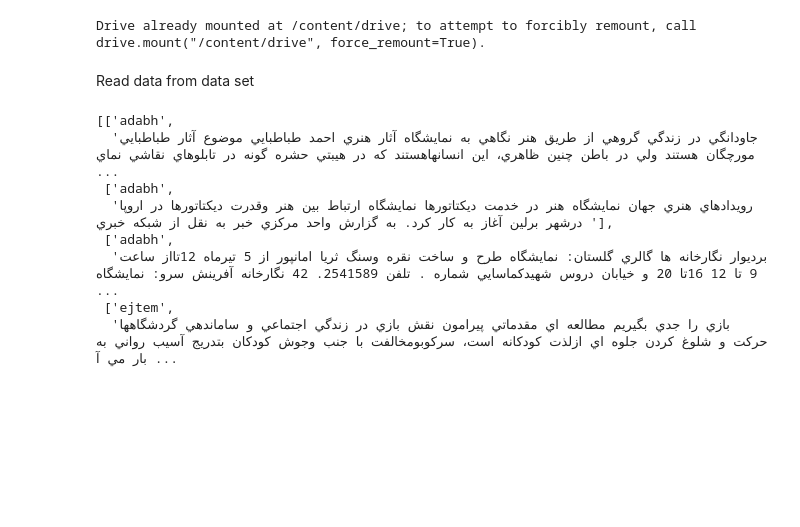
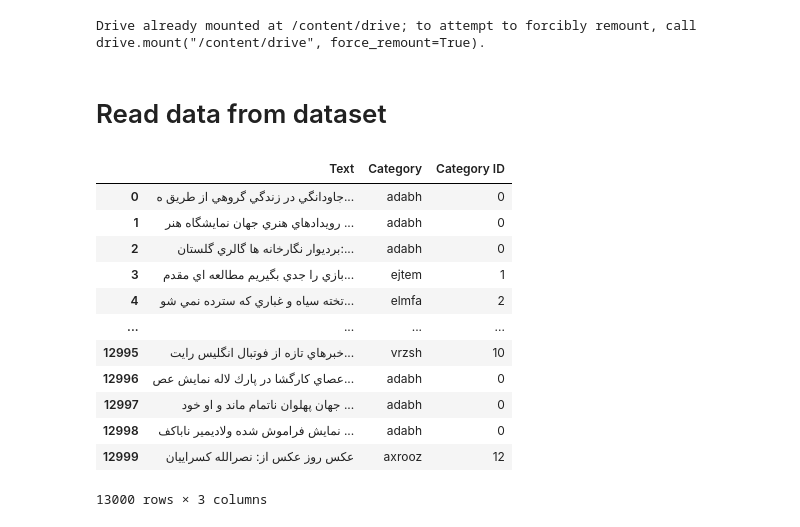
Before and after one commit to AliKarimiENT/CSP-ArtificialIntelligence-UT, a Jupyter notebook: Hamshahri_News_Classification.ipynb, the cells around one changed output. Drawn from its saved outputs; the diff is of its cells as text; code cells hidden in the pictures; blank space fills up the shorter version.

```diff
--- a/Hamshahri_News_Classification.ipynb
+++ b/Hamshahri_News_Classification.ipynb
@@ -30,37 +34,31 @@ from google.colab import drive
 drive.mount('/content/drive')
 # %% [output]
 Drive already mounted at /content/drive; to attempt to forcibly remount, call drive.mount("/content/drive", force_remount=True).
-# %% [markdown]
-Read data from data set
+# %% [markdown]
+# Read data from dataset
 # %%
-sample_path = '/content/drive/MyDrive/University Tehran /Hamshahri-Sample.txt'
+corpus_path = '/content/drive/MyDrive/University Tehran /Hamshahri-Corpus.txt'
 data = []
 category = ''
+categories = []
 desc = ''
-with open(sample_path,'r') as f:
+category_id = 0
+with open(corpus_path,'r') as f:
   lines = f.readlines()
   for line in lines:
     if line is not '\n':
       if ".DID" in line:
         if category is not '' and desc is not '':
-            data.append([category,desc])
+            data.append([desc,category,category_id])
         category = ''
         desc = ''
       elif ".Cat" in line :
         category = line.split()[1]
+        if category not in categories :
+            categories.append(category)
+        category_id = categories.index(category)
       elif ".Date" not in line:
         desc = desc + line.strip('\n')
-
-data
-# %% [output]
-[['adabh',
-  'جاودانگي در زندگي گروهي از طريق هنر نگاهي به نمايشگاه آثار هنري احمد طباطبايي موضوع آثار طباطبايي مورچگان هستند ولي در باطن چنين ظاهري، اين انسانهاهستند كه در هيبتي حشره گونه در تابلوهاي نقاشي نماي ...
- ['adabh',
-  'رويدادهاي هنري جهان نمايشگاه هنر در خدمت ديكتاتورها نمايشگاه ارتباط بين هنر وقدرت ديكتاتورها در اروپا درشهر برلين آغاز به كار كرد. به گزارش واحد مركزي خبر به نقل از شبكه خبري '],
- ['adabh',
-  'برديوار نگارخانه ها گالري گلستان: نمايشگاه طرح و ساخت نقره وسنگ ثريا امانپور از 5 تيرماه 12تااز ساعت 9 تا 12 16تا 20 و خيابان دروس شهيدكماسايي شماره . تلفن 2541589. 42 نگارخانه آفرينش سرو: نمايشگاه ...
- ['ejtem',
-  'بازي را جدي بگيريم مطالعه اي مقدماتي پيرامون نقش بازي در زندگي اجتماعي و ساماندهي گردشگاهها حركت و شلوغ كردن جلوه اي ازلذت كودكانه است، سركوبومخالفت با جنب وجوش كودكان بتدريج آسيب رواني به بار مي آ ...
 # %%
 import csv
 
@@ -75,0 +83,17 @@ with open('/content/train.csv','w',encoding = 'UTF8',newline='') as file:
+# %%
+df = pd.read_csv('/content/train.csv', encoding='utf-8')[0:13000]
+df
+# %% [output]
+|  | Text | Category | Category ID |
+| 0 | جاودانگي در زندگي گروهي از طريق ه... | adabh | 0 |
+| 1 | رويدادهاي هنري جهان نمايشگاه هنر ... | adabh | 0 |
+| 2 | برديوار نگارخانه ها گالري گلستان:... | adabh | 0 |
+| 3 | بازي را جدي بگيريم مطالعه اي مقدم... | ejtem | 1 |
+| 4 | تخته سياه و غباري كه سترده نمي شو... | elmfa | 2 |
+| ... | ... | ... | ... |
+| 12995 | خبرهاي تازه از فوتبال انگليس رايت... | vrzsh | 10 |
+| 12996 | عصاي كارگشا در پارك لاله نمايش عص... | adabh | 0 |
+| 12997 | جهان پهلوان ناتمام ماند و او خود ... | adabh | 0 |
+| 12998 | نمايش فراموش شده ولاديمير ناباكف ... | adabh | 0 |
+| 12999 | عكس روز عكس از: نصرالله كسراييان | axrooz | 12 |
+13000 rows × 3 columns
```
Also changed, not shown: parts of 38 cells of this notebook.
